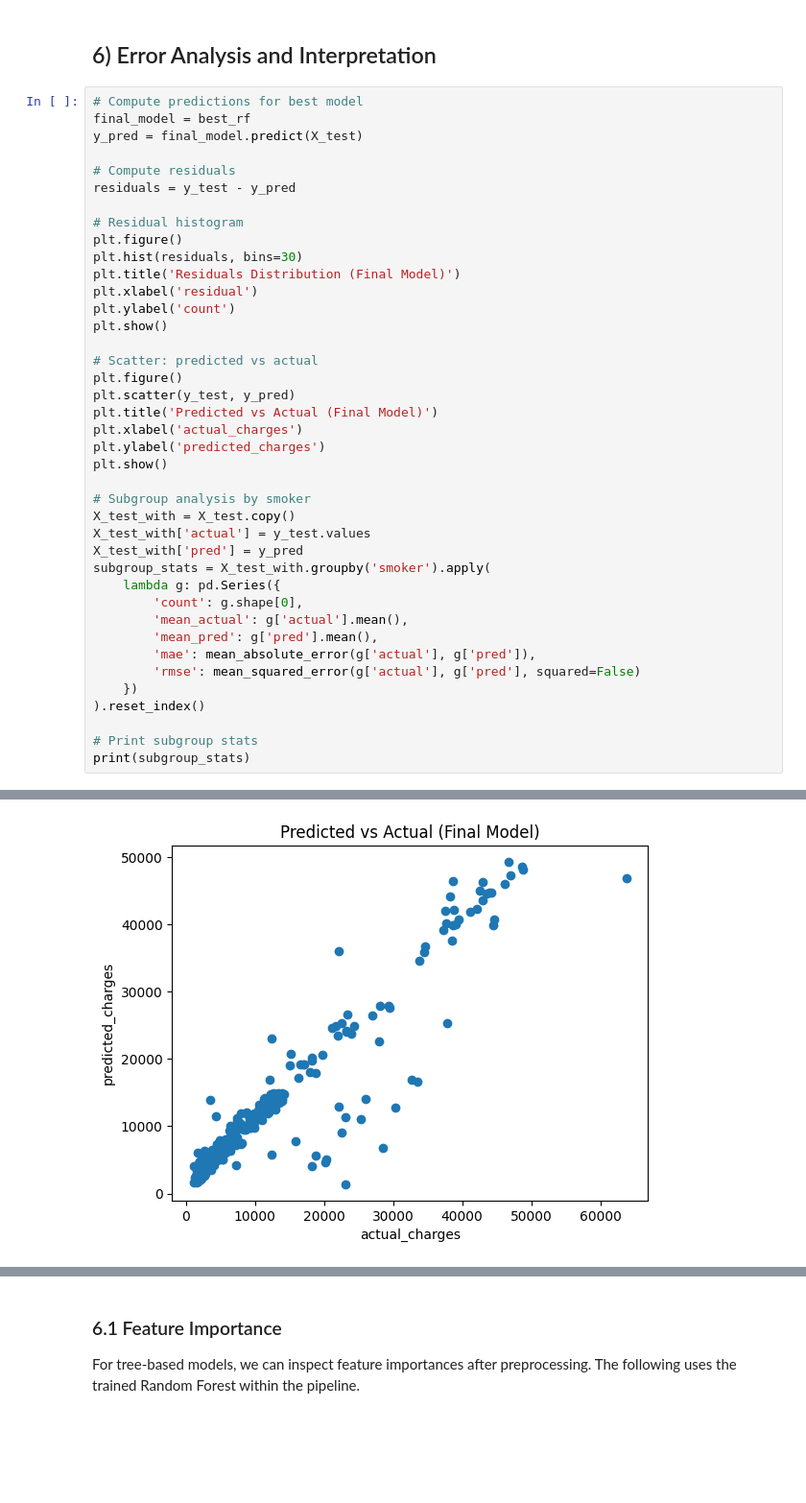
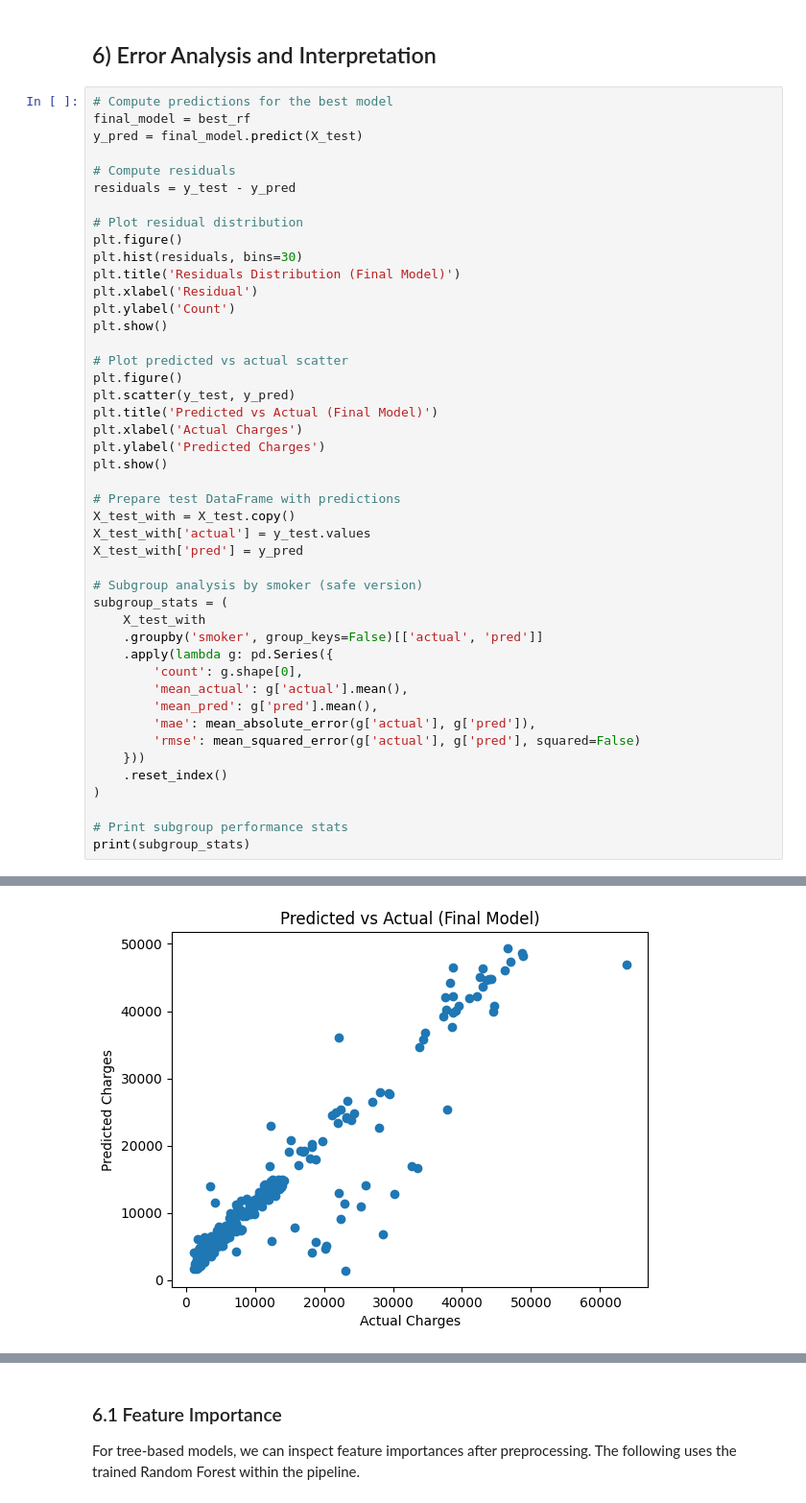
Before and after one commit to anto18671/medical-insurance-cost-notebook, a Jupyter notebook: medical-insurance-cost-notebook.ipynb, the cells around one changed output, grey strips where cells are left out. Shown at 96% size. Cells and saved outputs as stored; diff of their text form; blank space fills up the shorter version.

Commit message:
Kaggle Notebook | Medical Insurance Cost Notebook | Version 4

```diff
--- a/medical-insurance-cost-notebook.ipynb
+++ b/medical-insurance-cost-notebook.ipynb
@@ -448,48 +448,53 @@ plt.show()
 
 ## 6) Error Analysis and Interpretation
 # %%
-# Compute predictions for best model
+# Compute predictions for the best model
 final_model = best_rf
 y_pred = final_model.predict(X_test)
 
 # Compute residuals
 residuals = y_test - y_pred
 
-# Residual histogram
+# Plot residual distribution
 plt.figure()
 plt.hist(residuals, bins=30)
 plt.title('Residuals Distribution (Final Model)')
-plt.xlabel('residual')
-plt.ylabel('count')
+plt.xlabel('Residual')
+plt.ylabel('Count')
 plt.show()
 
-# Scatter: predicted vs actual
+# Plot predicted vs actual scatter
 plt.figure()
 plt.scatter(y_test, y_pred)
 plt.title('Predicted vs Actual (Final Model)')
-plt.xlabel('actual_charges')
-plt.ylabel('predicted_charges')
+plt.xlabel('Actual Charges')
+plt.ylabel('Predicted Charges')
 plt.show()
 
-# Subgroup analysis by smoker
+# Prepare test DataFrame with predictions
 X_test_with = X_test.copy()
 X_test_with['actual'] = y_test.values
 X_test_with['pred'] = y_pred
-subgroup_stats = X_test_with.groupby('smoker').apply(
-    lambda g: pd.Series({
+
+# Subgroup analysis by smoker (safe version)
+subgroup_stats = (
+    X_test_with
+    .groupby('smoker', group_keys=False)[['actual', 'pred']]
+    .apply(lambda g: pd.Series({
         'count': g.shape[0],
         'mean_actual': g['actual'].mean(),
         'mean_pred': g['pred'].mean(),
         'mae': mean_absolute_error(g['actual'], g['pred']),
         'rmse': mean_squared_error(g['actual'], g['pred'], squared=False)
-    })
-).reset_index()
+    }))
+    .reset_index()
+)
 
-# Print subgroup stats
+# Print subgroup performance stats
 print(subgroup_stats)
 # %% [output]
 [figure]
-[figure, old version]
+[figure, new version]
   smoker  count   mean_actual     mean_pred          mae         rmse
 0     no  214.0   7862.090201   8146.782415  2359.715717  4372.915035
 1    yes   54.0  33204.104995  33738.336725  2765.582455  4658.595374
```
